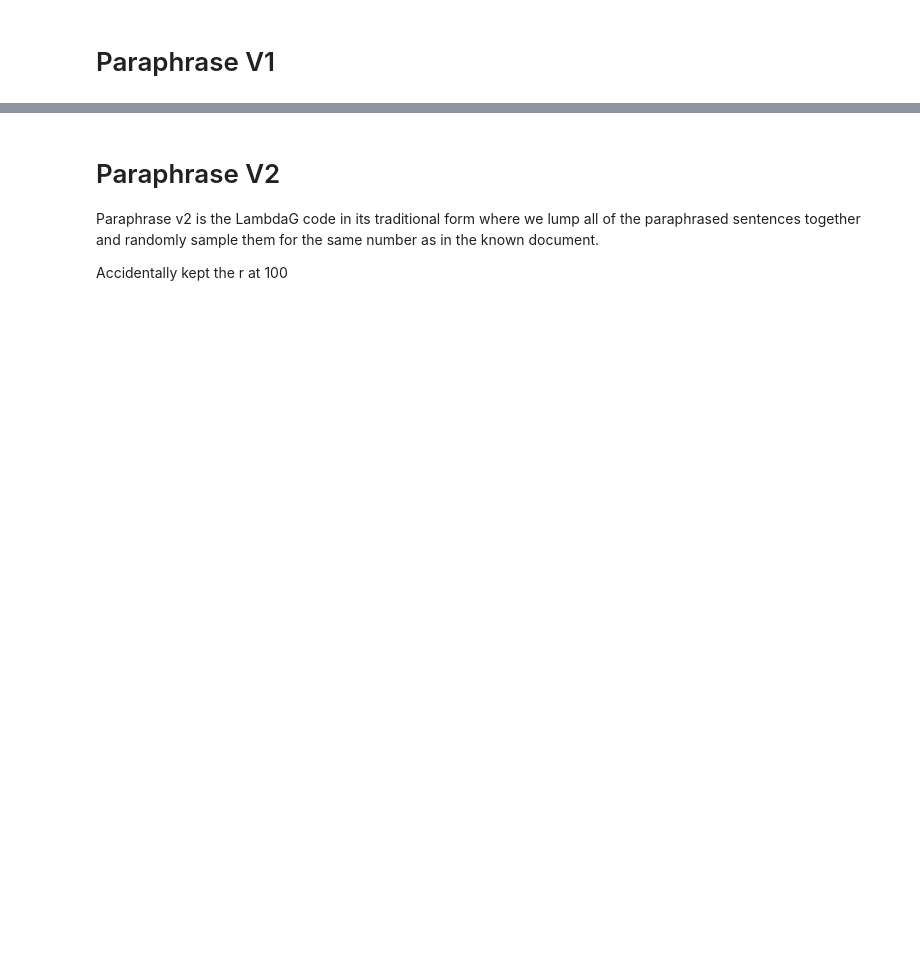
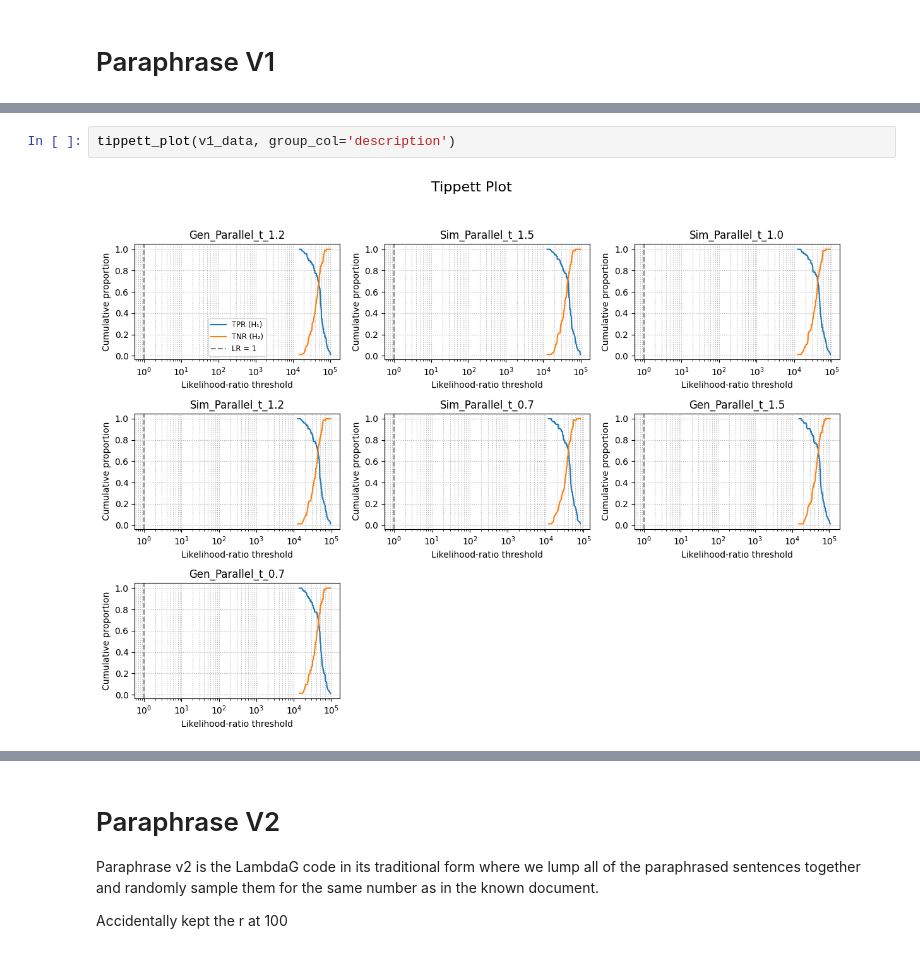
Before and after one commit to BenJCross1995/av_distributions, a Jupyter notebook: notebooks/LambdaG Paraphrase Results.ipynb, the cells around one changed output, grey strips where cells are left out. Saved outputs shown, nothing was run; the diff lists cells and outputs as text; blank space fills up the shorter version.

```diff
--- a/notebooks/LambdaG Paraphrase Results.ipynb
+++ b/notebooks/LambdaG Paraphrase Results.ipynb
@@ -106,3 +104,7 @@ Actual True                22              53
+# %%
+tippett_plot(v1_data, group_col='description')
+# %% [output]
+[figure, added]
 # %%
 score_col = 'score'
 target_col = 'target'
```
Also changed, not shown: parts of 60 cells of this notebook, 34 other files.
